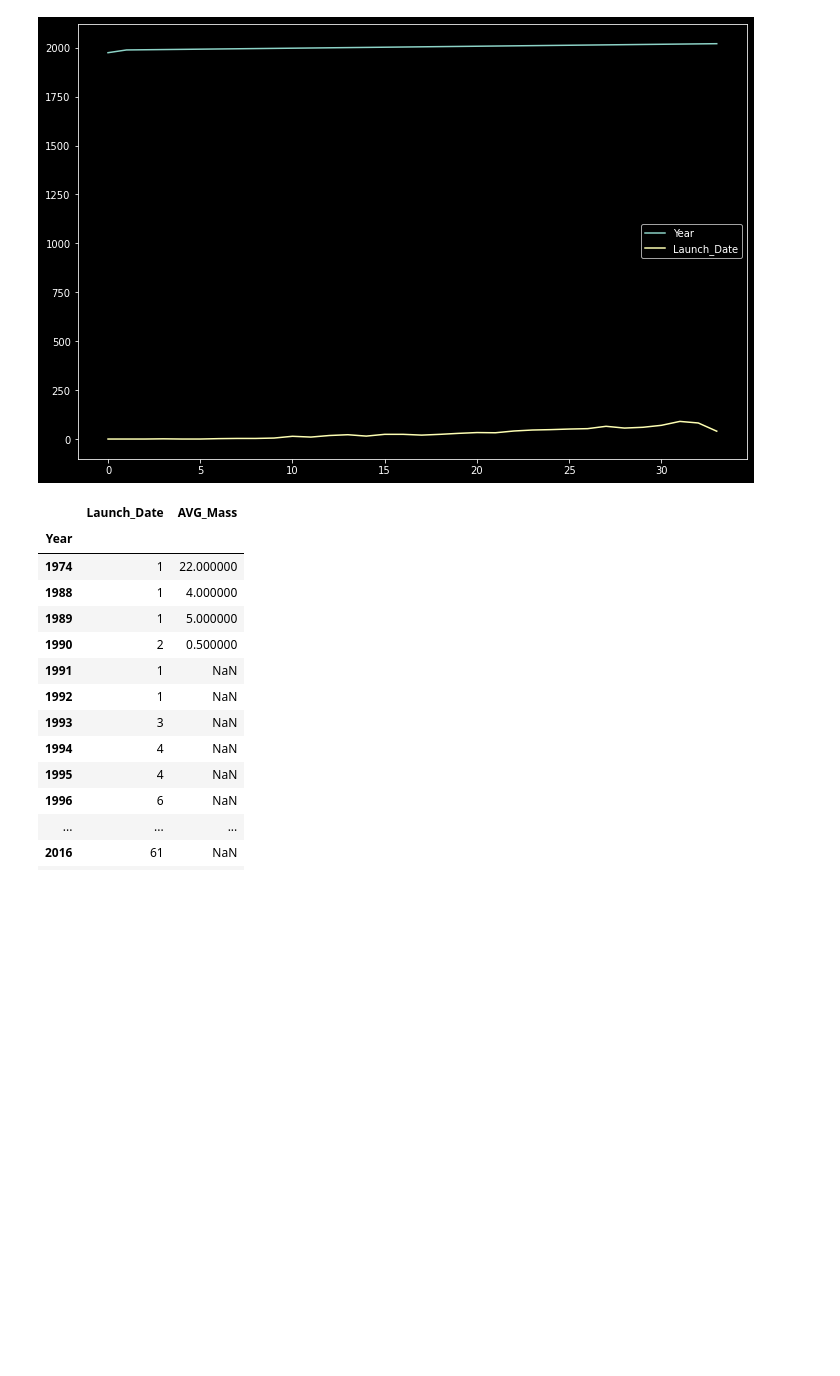
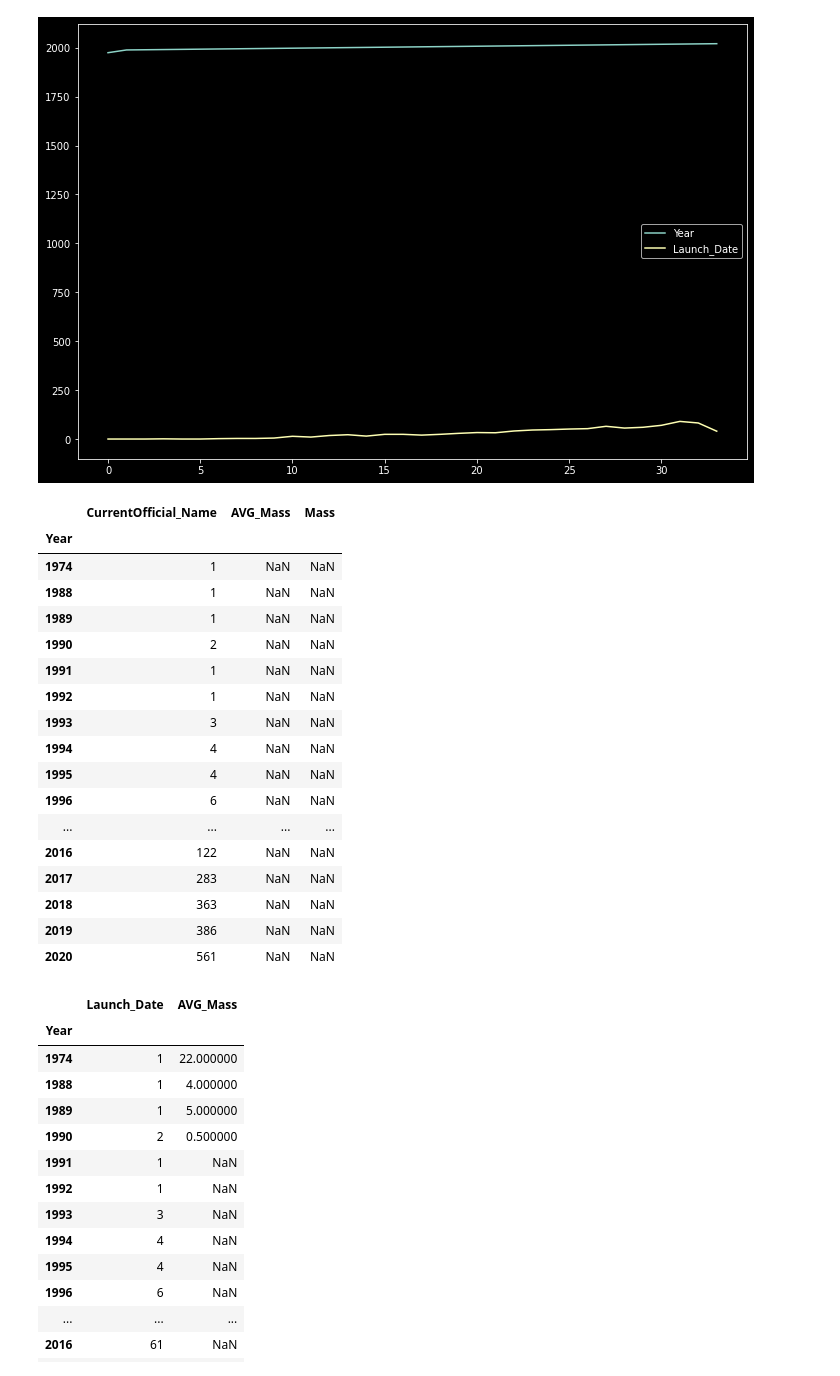
Before and after one commit to AjiacoVic/Satellites_Market_study, a Jupyter notebook: PART1 - Sat orbiting Earth - Data Cleaning.ipynb, the cells around one changed output. Cells and saved outputs as stored; diff of their text form; code cells hidden in the pictures; blank space fills up the shorter version.

```diff
--- a/PART1 - Sat orbiting Earth - Data Cleaning.ipynb
+++ b/PART1 - Sat orbiting Earth - Data Cleaning.ipynb
@@ -658,6 +642,31 @@ sats_launch
 | 32 | 2019 | 83 |
 | 33 | 2020 | 41 |
 [figure]
+# %%
+sat_year.reset_index()
+sat_year= pd.DataFrame(sat_year)
+sat_year['Mass']= sat['LaunchMass_kg']
+
+sat_year
+# %% [output]
+|  | CurrentOfficial_Name | AVG_Mass | Mass |
+| Year |  |  |  |
+| 1974 | 1 | NaN | NaN |
+| 1988 | 1 | NaN | NaN |
+| 1989 | 1 | NaN | NaN |
+| 1990 | 2 | NaN | NaN |
+| 1991 | 1 | NaN | NaN |
+| 1992 | 1 | NaN | NaN |
+| 1993 | 3 | NaN | NaN |
+| 1994 | 4 | NaN | NaN |
+| 1995 | 4 | NaN | NaN |
+| 1996 | 6 | NaN | NaN |
+| ... | ... | ... | ... |
+| 2016 | 122 | NaN | NaN |
+| 2017 | 283 | NaN | NaN |
+| 2018 | 363 | NaN | NaN |
+| 2019 | 386 | NaN | NaN |
+| 2020 | 561 | NaN | NaN |
 # %%
 sats_launch["AVG_Mass"]=sat['LaunchMass_kg']/sats_launch['Launch_Date']
 sats_launch
```
Also changed, not shown: parts of 9 cells of this notebook, 1 other file.
